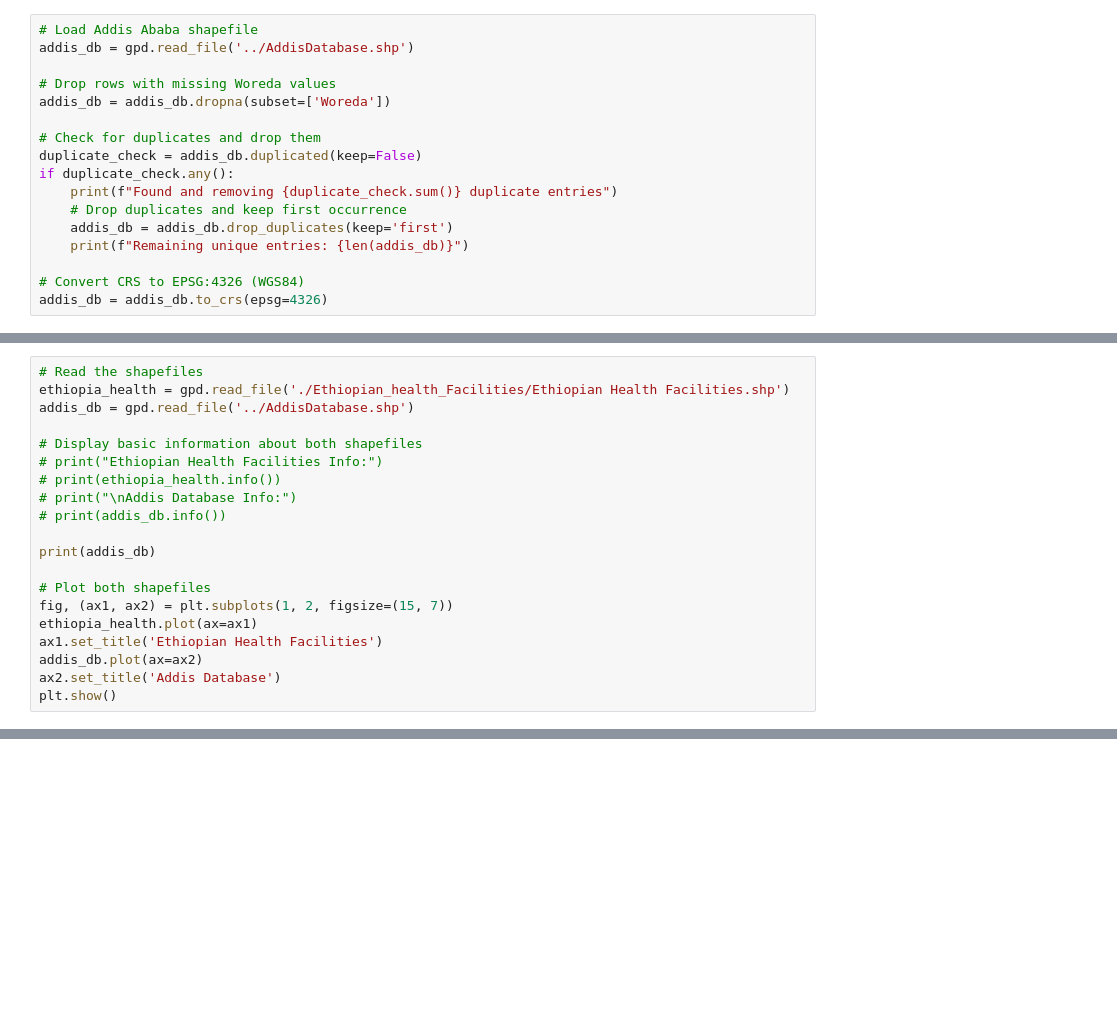
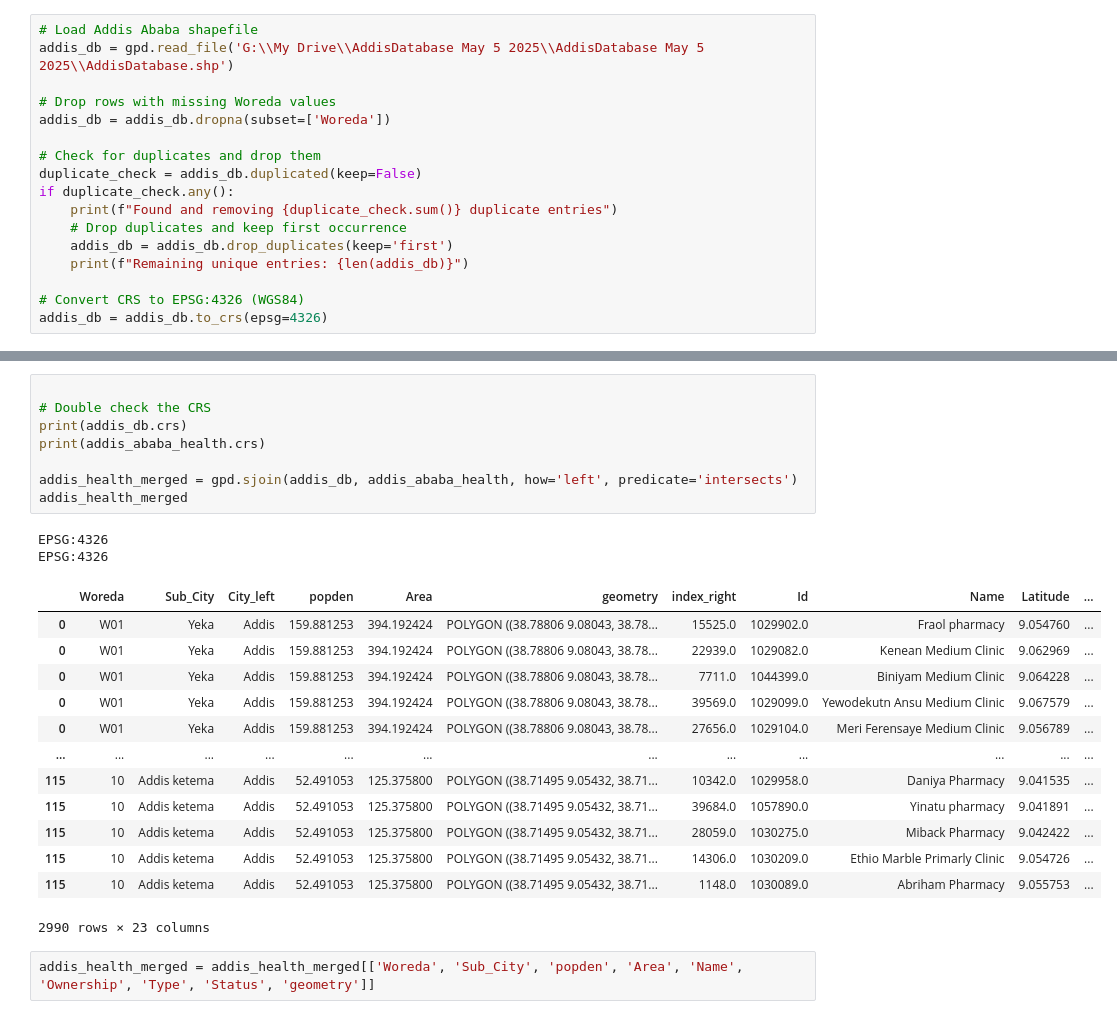
Before and after one commit to addis-insights/health-facilities, a Jupyter notebook: access-data-expore.ipynb, the cells around one changed output, grey strips where cells are left out. Cells and saved outputs as stored; diff of their text form; blank space fills up the shorter version.

```diff
--- a/access-data-expore.ipynb
+++ b/access-data-expore.ipynb
@@ -108,6 +85,6 @@ ownership_counts = ethiopia_health.groupby(['admin1Name', 'Ownership'])\
 # %%
 # Load Addis Ababa shapefile
-addis_db = gpd.read_file('../AddisDatabase.shp')
+addis_db = gpd.read_file('G:\\My Drive\\AddisDatabase May 5 2025\\AddisDatabase May 5 2025\\AddisDatabase.shp')
 
 # Drop rows with missing Woreda values
 addis_db = addis_db.dropna(subset=['Woreda'])
@@ -331,20 +101,0 @@ plt.show()
-# %%
-# Read the shapefiles
-ethiopia_health = gpd.read_file('./Ethiopian_health_Facilities/Ethiopian Health Facilities.shp')
-addis_db = gpd.read_file('../AddisDatabase.shp')
-
-# Display basic information about both shapefiles
-# print("Ethiopian Health Facilities Info:")
-# print(ethiopia_health.info())
-# print("\nAddis Database Info:")
-# print(addis_db.info())
-
-print(addis_db)
-
-# Plot both shapefiles
-fig, (ax1, ax2) = plt.subplots(1, 2, figsize=(15, 7))
-ethiopia_health.plot(ax=ax1)
-ax1.set_title('Ethiopian Health Facilities')
-addis_db.plot(ax=ax2)
-ax2.set_title('Addis Database')
-plt.show()
@@ -415,0 +102,26 @@ Right CRS: EPSG:4326
+# %%
+
+# Double check the CRS
+print(addis_db.crs)
+print(addis_ababa_health.crs)
+
+addis_health_merged = gpd.sjoin(addis_db, addis_ababa_health, how='left', predicate='intersects')
+addis_health_merged
+# %% [output]
+EPSG:4326
+EPSG:4326
+|  | Woreda | Sub_City | City_left | popden | Area | geometry | index_right | Id | Name | Latitude | ... |
+| 0 | W01 | Yeka | Addis | 159.881253 | 394.192424 | POLYGON ((38.78806 9.08043, 38.78... | 15525.0 | 1029902.0 | Fraol pharmacy | 9.054760 | ... |
+| 0 | W01 | Yeka | Addis | 159.881253 | 394.192424 | POLYGON ((38.78806 9.08043, 38.78... | 22939.0 | 1029082.0 | Kenean Medium Clinic | 9.062969 | ... |
+| 0 | W01 | Yeka | Addis | 159.881253 | 394.192424 | POLYGON ((38.78806 9.08043, 38.78... | 7711.0 | 1044399.0 | Biniyam Medium Clinic | 9.064228 | ... |
+| 0 | W01 | Yeka | Addis | 159.881253 | 394.192424 | POLYGON ((38.78806 9.08043, 38.78... | 39569.0 | 1029099.0 | Yewodekutn Ansu Medium Clinic | 9.067579 | ... |
+| 0 | W01 | Yeka | Addis | 159.881253 | 394.192424 | POLYGON ((38.78806 9.08043, 38.78... | 27656.0 | 1029104.0 | Meri Ferensaye Medium Clinic | 9.056789 | ... |
+| ... | ... | ... | ... | ... | ... | ... | ... | ... | ... | ... | ... |
+| 115 | 10 | Addis ketema | Addis | 52.491053 | 125.375800 | POLYGON ((38.71495 9.05432, 38.71... | 10342.0 | 1029958.0 | Daniya Pharmacy | 9.041535 | ... |
+| 115 | 10 | Addis ketema | Addis | 52.491053 | 125.375800 | POLYGON ((38.71495 9.05432, 38.71... | 39684.0 | 1057890.0 | Yinatu pharmacy | 9.041891 | ... |
+| 115 | 10 | Addis ketema | Addis | 52.491053 | 125.375800 | POLYGON ((38.71495 9.05432, 38.71... | 28059.0 | 1030275.0 | Miback Pharmacy | 9.042422 | ... |
+| 115 | 10 | Addis ketema | Addis | 52.491053 | 125.375800 | POLYGON ((38.71495 9.05432, 38.71... | 14306.0 | 1030209.0 | Ethio Marble Primarly Clinic | 9.054726 | ... |
+| 115 | 10 | Addis ketema | Addis | 52.491053 | 125.375800 | POLYGON ((38.71495 9.05432, 38.71... | 1148.0 | 1030089.0 | Abriham Pharmacy | 9.055753 | ... |
+2990 rows × 23 columns
+# %%
+addis_health_merged = addis_health_merged[['Woreda', 'Sub_City', 'popden', 'Area', 'Name', 'Ownership', 'Type', 'Status', 'geometry']]
```
Also changed, not shown: parts of 20 cells of this notebook.
